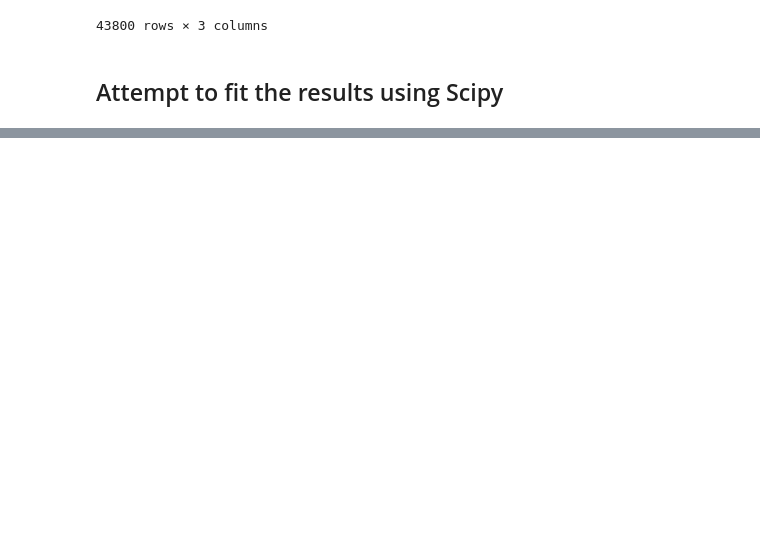
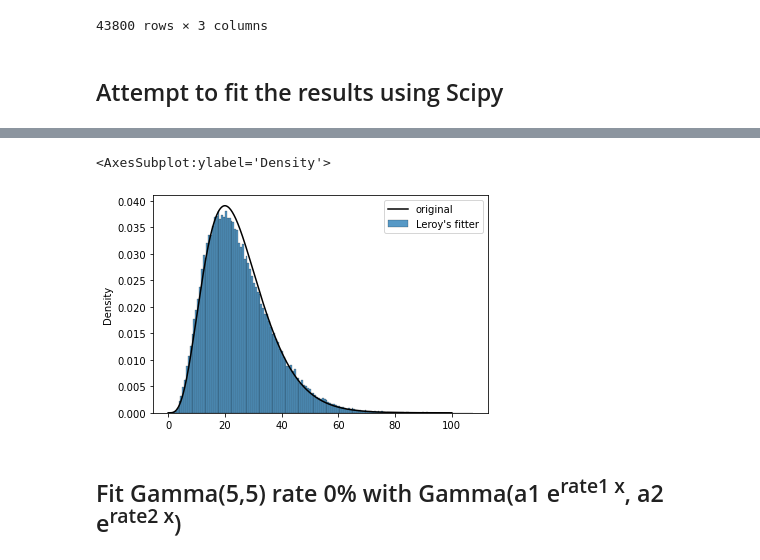
Before and after one commit to bodekerscientific/SPG, a Jupyter notebook: notebooks/create-fake-data.ipynb, the cells around one changed output, grey strips where cells are left out. Drawn from its saved outputs; the diff is of its cells as text; code cells hidden in the pictures; blank space fills up the shorter version.

```diff
--- a/notebooks/create-fake-data.ipynb
+++ b/notebooks/create-fake-data.ipynb
@@ -132,0 +137,26 @@ sns.lineplot(x=quantiles, y=ys2, label="fitted")
+# %%
+p1 = 3.28469618
+p1 = pos_only(p1)
+# %%
+p2 = 0.95869868
+p2 = pos_only(p2)
+# %%
+data_scale = 11.225783881194642
+data_thresh = 0.5
+# %%
+alpha = p1
+beta = p2
+# %%
+precips = gamma.rvs(alpha, scale=1/beta, size=100000) * data_scale + data_thresh
+sns.histplot(precips, stat="density", label="Leroy's fitter")
+
+quantiles = np.linspace(0,100, num=1000)
+shape=5
+scale=5
+ys = gamma.pdf(quantiles, shape, scale=scale)
+sns.lineplot(x=quantiles, y=ys, color="black", label="original")
+# %% [output]
+<AxesSubplot:ylabel='Density'>
+[figure, added]
+# %% [markdown]
+## Fit Gamma(5,5) rate 0% with Gamma(a1 e<sup>rate1 x</sup>, a2 e<sup>rate2 x</sup>)
```
Also changed, not shown: parts of 26 cells of this notebook, 4 other files.
